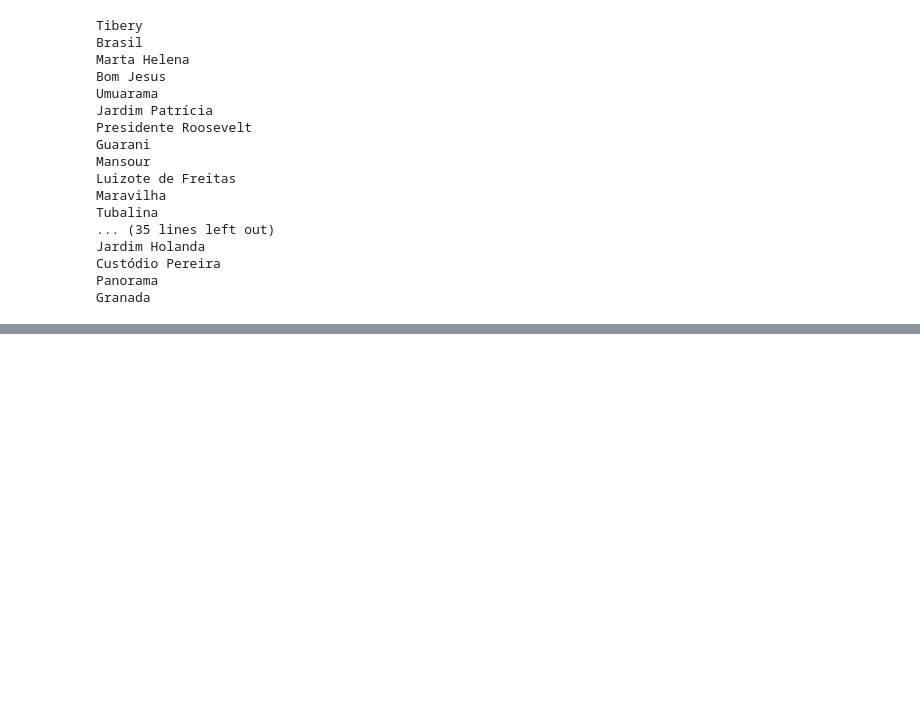
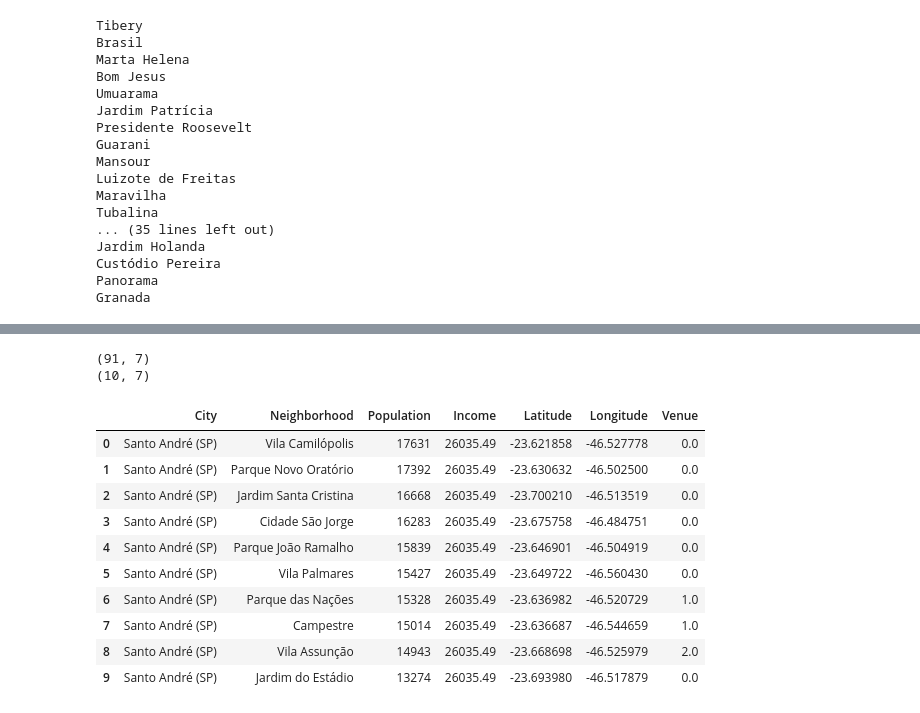
Before and after one commit to cedulopes/Coursera_Capstone, a Jupyter notebook: The Battle of Neighborhoods.ipynb, the cells around one changed output, grey strips where cells are left out. Saved outputs shown, nothing was run; the diff lists cells and outputs as text; code cells hidden in the pictures; blank space fills up the shorter version.

```diff
--- a/The Battle of Neighborhoods.ipynb
+++ b/The Battle of Neighborhoods.ipynb
@@ -410,0 +297,26 @@ toronto_merged.loc[toronto_merged['Cluster Labels'] == 4, toronto_merged.columns
+# %%
+#Create a new dataframe Santo Ander that includes the cluster as well as the the number of venues
+sta_merged = data_sta
+sta_merged = sta_merged.join(sta_grouped.set_index('Neighborhood'), on='Neighborhood')
+sta_merged['Venue'].fillna(0, inplace=True)
+print(sta_merged.shape)
+
+sta_top10 = sta_merged.sort_values(['Population'], ascending=False)
+sta_top10 = sta_top10.iloc[0:10]
+sta_top10 = sta_top10.reset_index(drop=True)
+print(sta_top10.shape)
+sta_top10.head(10)
+# %% [output]
+(91, 7)
+(10, 7)
+|  | City | Neighborhood | Population | Income | Latitude | Longitude | Venue |
+| 0 | Santo André (SP) | Vila Camilópolis | 17631 | 26035.49 | -23.621858 | -46.527778 | 0.0 |
+| 1 | Santo André (SP) | Parque Novo Oratório | 17392 | 26035.49 | -23.630632 | -46.502500 | 0.0 |
+| 2 | Santo André (SP) | Jardim Santa Cristina | 16668 | 26035.49 | -23.700210 | -46.513519 | 0.0 |
+| 3 | Santo André (SP) | Cidade São Jorge | 16283 | 26035.49 | -23.675758 | -46.484751 | 0.0 |
+| 4 | Santo André (SP) | Parque João Ramalho | 15839 | 26035.49 | -23.646901 | -46.504919 | 0.0 |
+| 5 | Santo André (SP) | Vila Palmares | 15427 | 26035.49 | -23.649722 | -46.560430 | 0.0 |
+| 6 | Santo André (SP) | Parque das Nações | 15328 | 26035.49 | -23.636982 | -46.520729 | 1.0 |
+| 7 | Santo André (SP) | Campestre | 15014 | 26035.49 | -23.636687 | -46.544659 | 1.0 |
+| 8 | Santo André (SP) | Vila Assunção | 14943 | 26035.49 | -23.668698 | -46.525979 | 2.0 |
+| 9 | Santo André (SP) | Jardim do Estádio | 13274 | 26035.49 | -23.693980 | -46.517879 | 0.0 |
```
Also changed, not shown: parts of 24 cells of this notebook.
